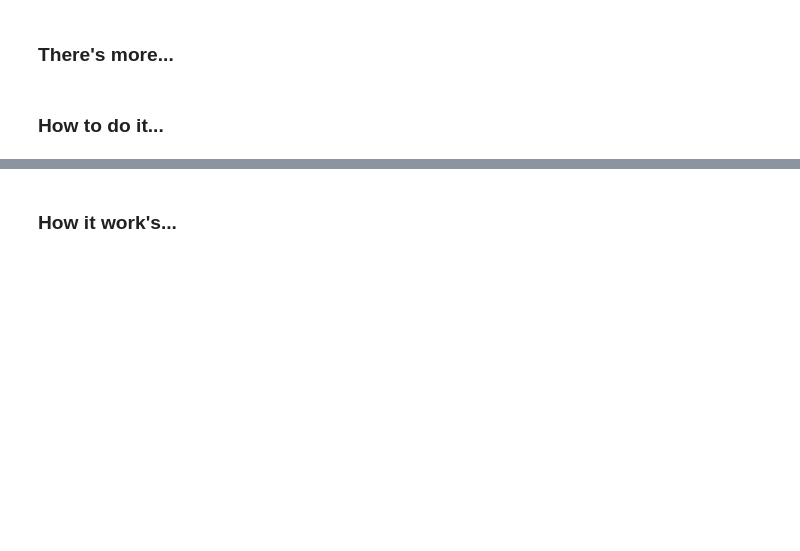
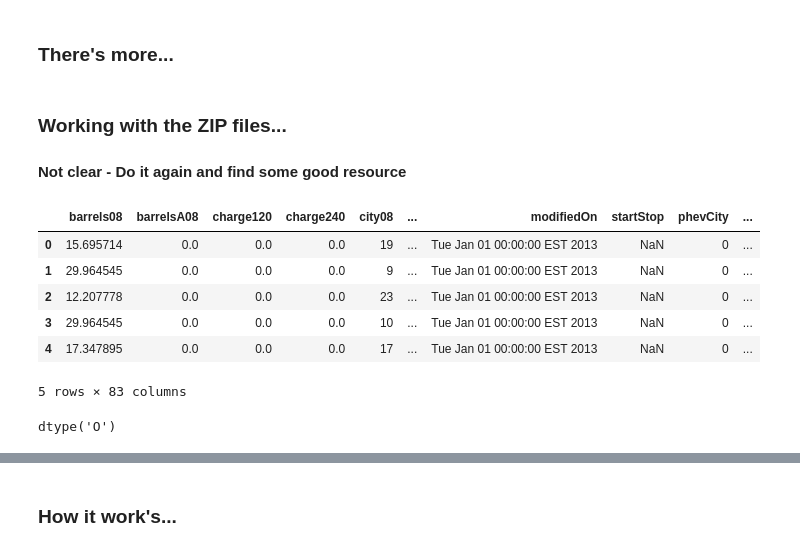
Before and after one commit to r2prof/Pandas, a Jupyter notebook: Pandas-Cookbook-2nd-ed/Chapter03/CH-03.ipynb, the cells around one changed output, grey strips where cells are left out. Cells and saved outputs as stored; diff of their text form; code cells hidden in the pictures; blank space fills up the shorter version.

```diff
--- a/Pandas-Cookbook-2nd-ed/Chapter03/CH-03.ipynb
+++ b/Pandas-Cookbook-2nd-ed/Chapter03/CH-03.ipynb
@@ -429,5 +278,3 @@ from openpyxl import Workbook
 xl_writer = pd.ExcelWriter('../tmp/beat.xlsx')
 beatles.to_excel(xl_writer, sheet_name='All')
 beatles[beatles.birth < 1941].to_excel(xl_writer, sheet_name='1940')
-# %% [markdown]
-### How to do it\...
@@ -438,0 +281,23 @@ autos.modifiedOn.dtype
+# %% [markdown]
+### Working with the ZIP files\...
+#### Not clear - Do it again and find some good resource
+# %%
+#  If the CSV file is the only file in the ZIP file, you can just call the read_csv function on it:
+
+autos = pd.read_csv('../data/vehicles.csv.zip', low_memory=False)
+autos.head()
+# %% [output]
+|  | barrels08 | barrelsA08 | charge120 | charge240 | city08 | ... | modifiedOn | startStop | phevCity | ... |
+| 0 | 15.695714 | 0.0 | 0.0 | 0.0 | 19 | ... | Tue Jan 01 00:00:00 EST 2013 | NaN | 0 | ... |
+| 1 | 29.964545 | 0.0 | 0.0 | 0.0 | 9 | ... | Tue Jan 01 00:00:00 EST 2013 | NaN | 0 | ... |
+| 2 | 12.207778 | 0.0 | 0.0 | 0.0 | 23 | ... | Tue Jan 01 00:00:00 EST 2013 | NaN | 0 | ... |
+| 3 | 29.964545 | 0.0 | 0.0 | 0.0 | 10 | ... | Tue Jan 01 00:00:00 EST 2013 | NaN | 0 | ... |
+| 4 | 17.347895 | 0.0 | 0.0 | 0.0 | 17 | ... | Tue Jan 01 00:00:00 EST 2013 | NaN | 0 | ... |
+5 rows × 83 columns
+# %%
+# So, autos.modifiedOn.dtype is checking the data type of the column named modifiedOn in the autos dataset.
+# The data type could be one of several possibilities, such as integer, float, string, datetime, etc.
+
+autos.modifiedOn.dtype
+# %% [output]
+dtype('O')
```
Also changed, not shown: parts of 54 cells of this notebook, 1 other file.
